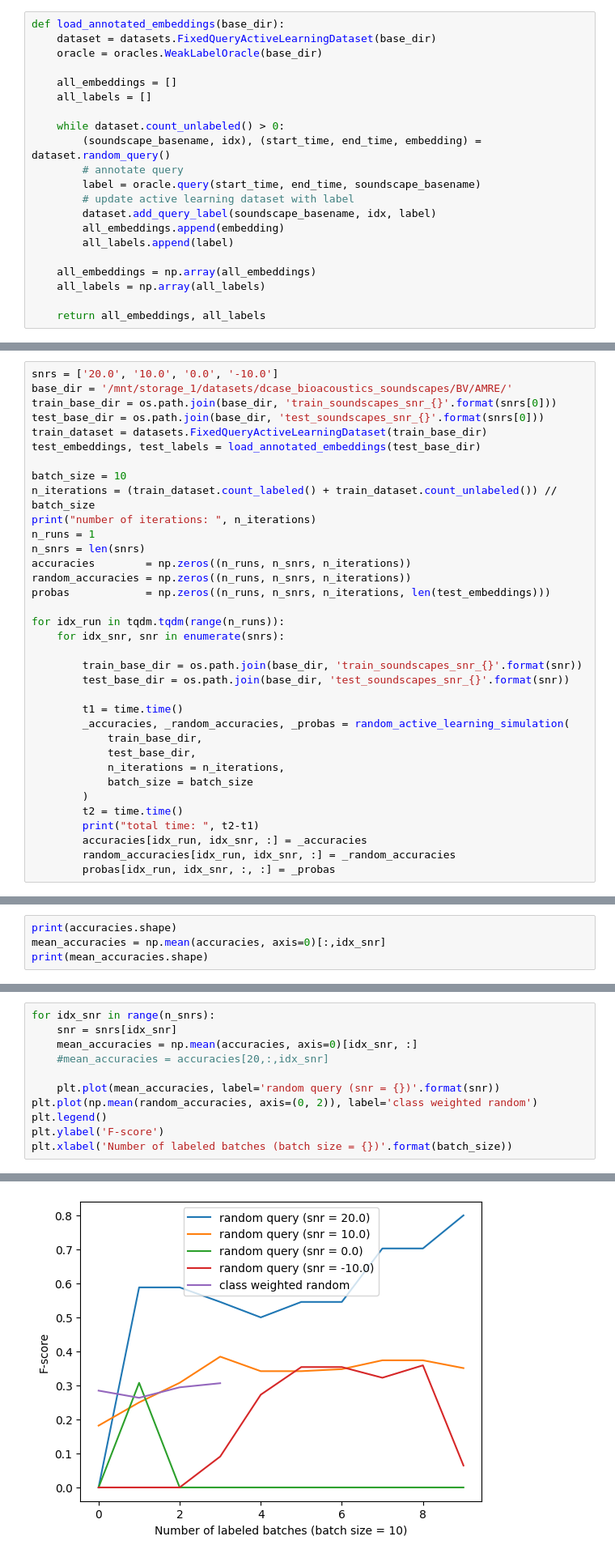
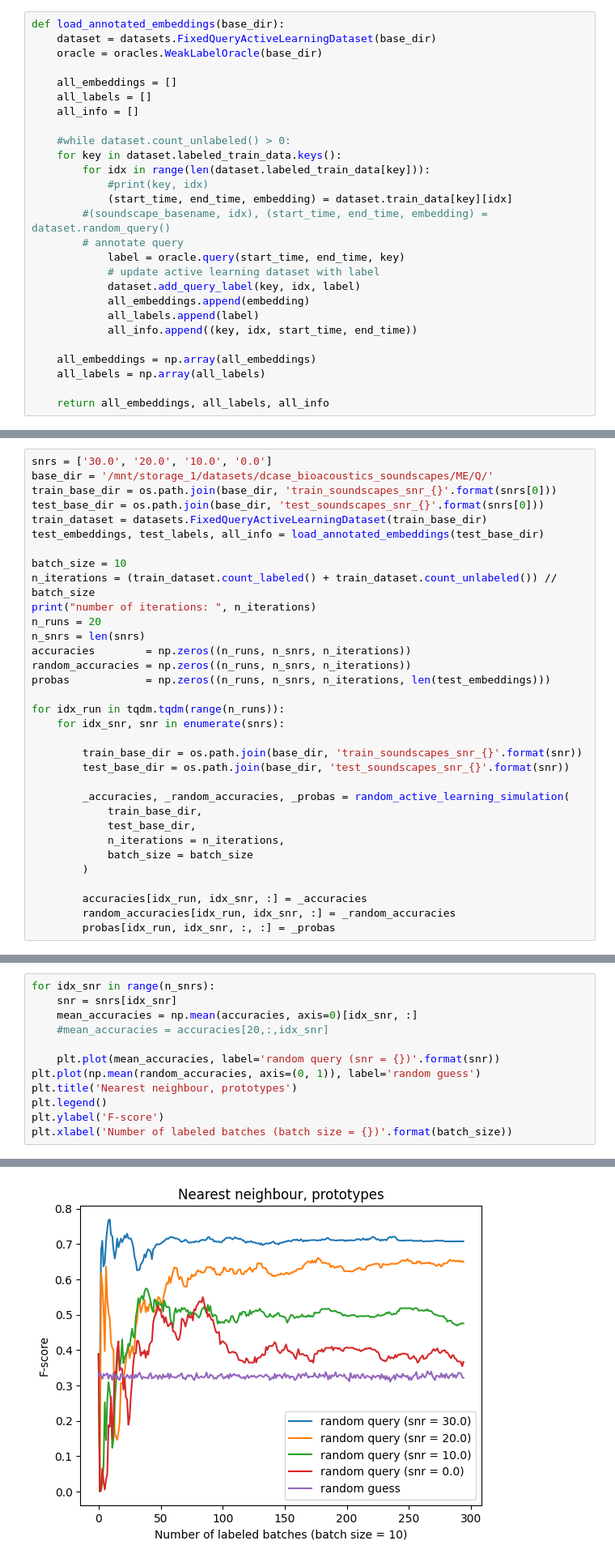
Before and after one commit to johnmartinsson/adaptive-change-point-detection, a Jupyter notebook: notebooks/active_learning_code_draft.ipynb, the cells around one changed output, grey strips where cells are left out. Shown at 81% size. Drawn from its saved outputs; the diff is of its cells as text.

```diff
--- a/notebooks/active_learning_code_draft.ipynb
+++ b/notebooks/active_learning_code_draft.ipynb
@@ -63,20 +64,26 @@ def load_annotated_embeddings(base_dir):
 
     all_embeddings = []
     all_labels = []
+    all_info = []
 
-    while dataset.count_unlabeled() > 0:
-        (soundscape_basename, idx), (start_time, end_time, embedding) = dataset.random_query()
+    #while dataset.count_unlabeled() > 0:
+    for key in dataset.labeled_train_data.keys():
+        for idx in range(len(dataset.labeled_train_data[key])):
+            #print(key, idx)
+            (start_time, end_time, embedding) = dataset.train_data[key][idx]
+        #(soundscape_basename, idx), (start_time, end_time, embedding) = dataset.random_query()
         # annotate query
-        label = oracle.query(start_time, end_time, soundscape_basename)
-        # update active learning dataset with label
-        dataset.add_query_label(soundscape_basename, idx, label)
-        all_embeddings.append(embedding)
-        all_labels.append(label)
+            label = oracle.query(start_time, end_time, key)
+            # update active learning dataset with label
+            dataset.add_query_label(key, idx, label)
+            all_embeddings.append(embedding)
+            all_labels.append(label)
+            all_info.append((key, idx, start_time, end_time))
 
     all_embeddings = np.array(all_embeddings)
     all_labels = np.array(all_labels)
 
-    return all_embeddings, all_labels
+    return all_embeddings, all_labels, all_info
 # %%
 def online_average(x_prev_average, x_curr, n):
     return x_prev_average + (x_curr - x_prev_average) / n
@@ -153,17 +158,17 @@ def random_active_learning_simulation(train_base_dir, test_base_dir, n_iteration
 
     return accuracies, random_accuracies, probas
 # %%
-snrs = ['20.0', '10.0', '0.0', '-10.0']
-base_dir = '/mnt/storage_1/datasets/dcase_bioacoustics_soundscapes/BV/AMRE/'
+snrs = ['30.0', '20.0', '10.0', '0.0']
+base_dir = '/mnt/storage_1/datasets/dcase_bioacoustics_soundscapes/ME/Q/'
 train_base_dir = os.path.join(base_dir, 'train_soundscapes_snr_{}'.format(snrs[0]))
 test_base_dir = os.path.join(base_dir, 'test_soundscapes_snr_{}'.format(snrs[0]))
 train_dataset = datasets.FixedQueryActiveLearningDataset(train_base_dir)
-test_embeddings, test_labels = load_annotated_embeddings(test_base_dir)
+test_embeddings, test_labels, all_info = load_annotated_embeddings(test_base_dir)
 
 batch_size = 10
 n_iterations = (train_dataset.count_labeled() + train_dataset.count_unlabeled()) // batch_size
 print("number of iterations: ", n_iterations)
-n_runs = 1
+n_runs = 20
 n_snrs = len(snrs)
 accuracies        = np.zeros((n_runs, n_snrs, n_iterations))
 random_accuracies = np.zeros((n_runs, n_snrs, n_iterations))
@@ -175,15 +180,13 @@ for idx_run in tqdm.tqdm(range(n_runs)):
         train_base_dir = os.path.join(base_dir, 'train_soundscapes_snr_{}'.format(snr))
         test_base_dir = os.path.join(base_dir, 'test_soundscapes_snr_{}'.format(snr))
 
-        t1 = time.time()
         _accuracies, _random_accuracies, _probas = random_active_learning_simulation(
             train_base_dir,
             test_base_dir,
             n_iterations = n_iterations,
             batch_size = batch_size
         )
-        t2 = time.time()
-        print("total time: ", t2-t1)
+
         accuracies[idx_run, idx_snr, :] = _accuracies
         random_accuracies[idx_run, idx_snr, :] = _random_accuracies
         probas[idx_run, idx_snr, :, :] = _probas
@@ -229,4 +194,0 @@ total time:  0.0811760425567627
-# %%
-print(accuracies.shape)
-mean_accuracies = np.mean(accuracies, axis=0)[:,idx_snr]
-print(mean_accuracies.shape)
@@ -236,14 +195,15 @@ print(mean_accuracies.shape)
 # %%
 for idx_snr in range(n_snrs):
     snr = snrs[idx_snr]
     mean_accuracies = np.mean(accuracies, axis=0)[idx_snr, :]
     #mean_accuracies = accuracies[20,:,idx_snr]
 
     plt.plot(mean_accuracies, label='random query (snr = {})'.format(snr))
-plt.plot(np.mean(random_accuracies, axis=(0, 2)), label='class weighted random')
+plt.plot(np.mean(random_accuracies, axis=(0, 1)), label='random guess')
+plt.title('Nearest neighbour, prototypes')
 plt.legend()
 plt.ylabel('F-score')
 plt.xlabel('Number of labeled batches (batch size = {})'.format(batch_size))
 # %% [output]
 Text(0.5, 0, 'Number of labeled batches (batch size = 10)')
-[figure, old version]
+[figure, new version]
```
Also changed, not shown: parts of 12 cells of this notebook, 2 other files.
